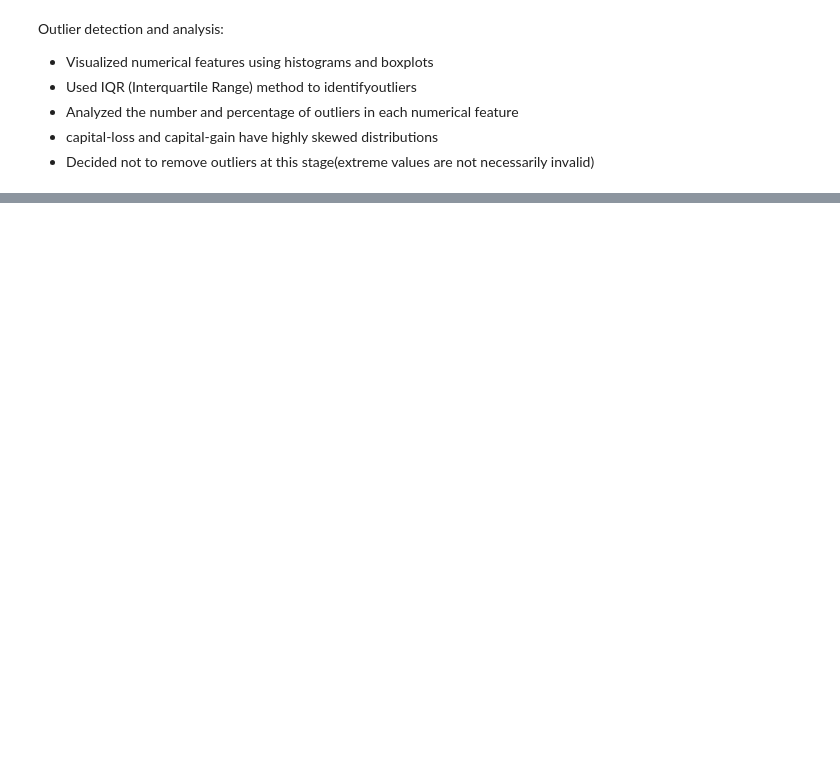
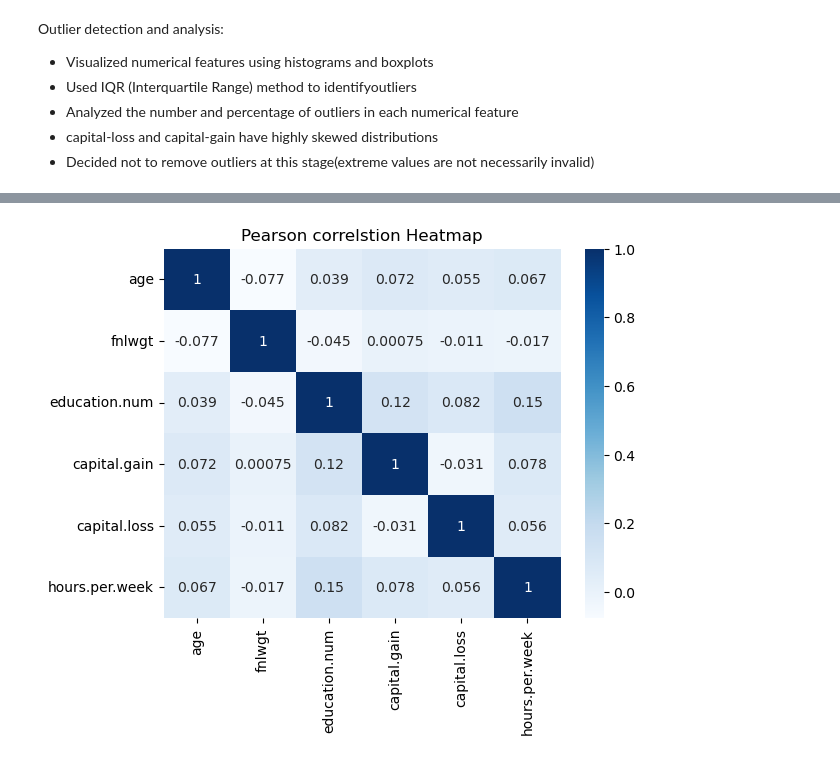
Before and after one commit to shukriaarifi/income_prediction, a Jupyter notebook: notebooks/income_prediction.ipynb, the cells around one changed output, grey strips where cells are left out. Drawn from its saved outputs; the diff is of its cells as text; code cells hidden in the pictures; blank space fills up the shorter version.

Commit message:
Analyzed correlation between numerical features

```diff
--- a/notebooks/income_prediction.ipynb
+++ b/notebooks/income_prediction.ipynb
@@ -505,3 +505,6 @@ Outlier detection and analysis:
 - Analyzed the number and percentage of outliers in each numerical feature
 - capital-loss and capital-gain have highly skewed distributions
 - Decided not to remove outliers at this stage(extreme values are not necessarily invalid)
+# %%
+pearson_corr=x_train[numeric_features].corr(method="pearson")
+pearson_corr
@@ -507,0 +519,6 @@ Outlier detection and analysis:
+# %%
+sns.heatmap(pearson_corr,annot=True, cmap="Blues")
+plt.title("Pearson correlstion Heatmap")
+plt.show()
+# %% [output]
+[figure, added]
```
Also changed, not shown: parts of 15 cells of this notebook.
